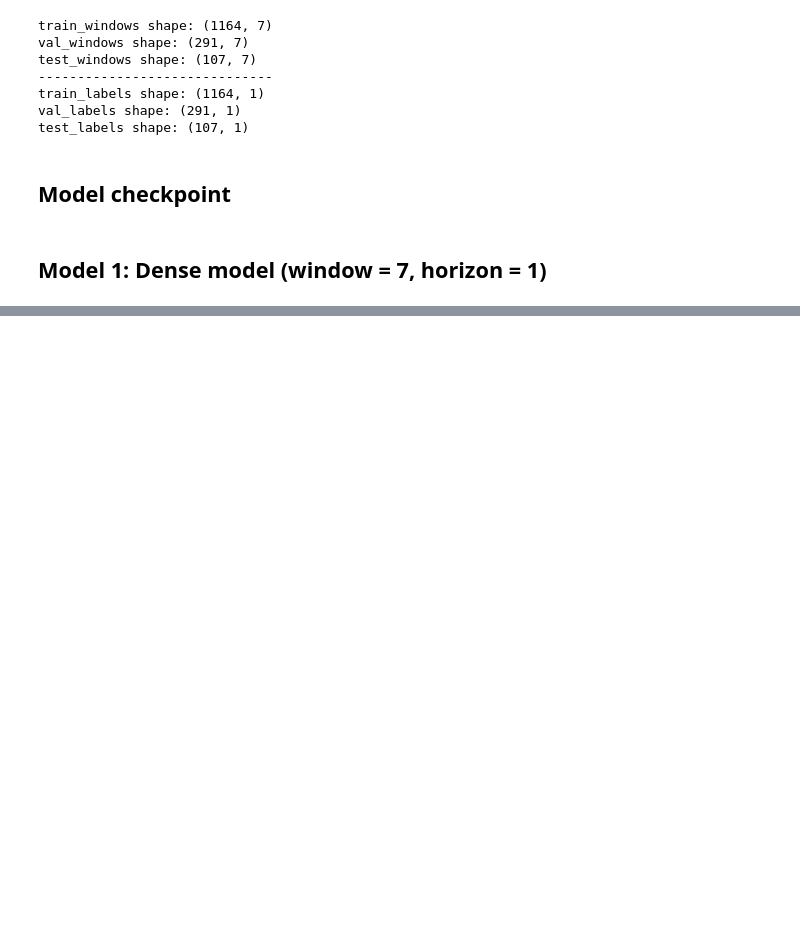
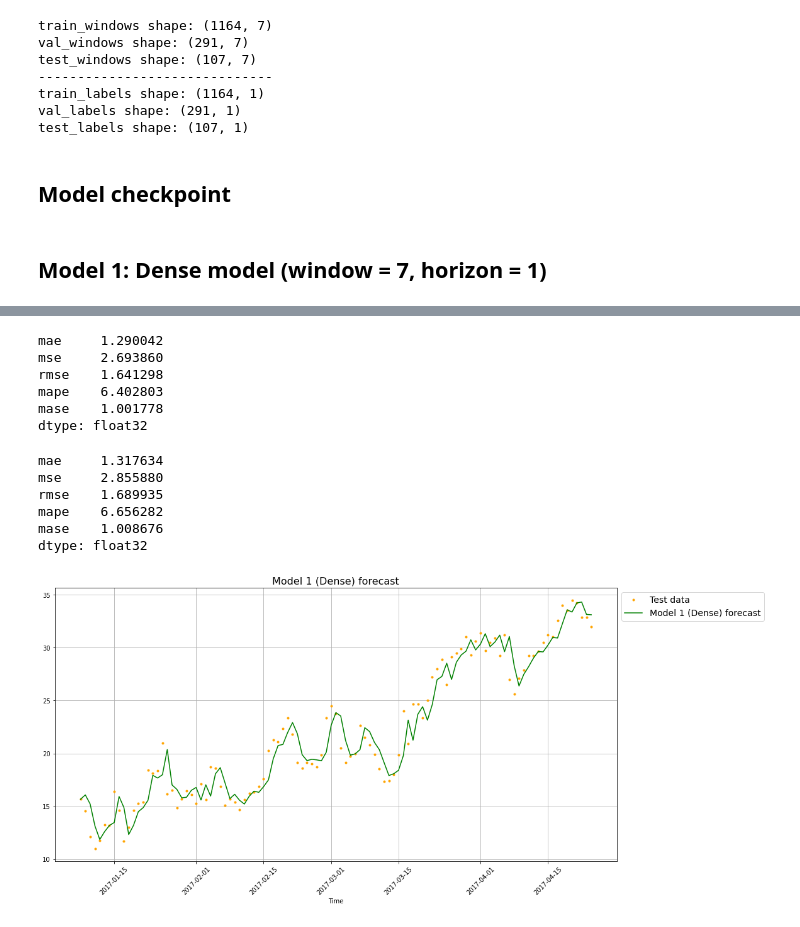
Before and after one commit to alexandre-pinon/voltron, a Jupyter notebook: src/ai/bootstrap.ipynb, the cells around one changed output, grey strips where cells are left out. Drawn from its saved outputs; the diff is of its cells as text; code cells hidden in the pictures; blank space fills up the shorter version.

Commit message:
[ADD] model 1 dense model (windows=7, horizon=1)

```diff
--- a/src/ai/bootstrap.ipynb
+++ b/src/ai/bootstrap.ipynb
@@ -394,0 +493,4 @@ def create_model_checkpoint(model_name, save_path="model_experiments"):
+# %%
+# Load in saved best performing model_1 and evaluate on test data
+model_1 = tf.keras.models.load_model("model_experiments/model_1_dense")
+model_1.evaluate(test_windows, test_labels)
@@ -394,0 +500,18 @@ def create_model_checkpoint(model_name, save_path="model_experiments"):
+# %%
+def make_preds(model, input_data):
+  """
+  Uses model to make predictions on input_data.
+
+  Parameters
+  ----------
+  model: trained model
+  input_data: windowed input data (same kind of data model was trained on)
+
+  Returns model predictions on input_data.
+  """
+  forecast = model.predict(input_data)
+  return tf.squeeze(forecast) # return 1D array of predictions
+# %%
+# Make predictions using model_1 on the test dataset and view the results
+model_1_preds = make_preds(model_1, test_windows)
+len(model_1_preds), model_1_preds[:10]
@@ -394,0 +524,35 @@ def create_model_checkpoint(model_name, save_path="model_experiments"):
+# %%
+# Evaluate preds
+model_1_results = evaluate_preds(y_true=tf.squeeze(test_labels), # reduce to right shape
+                                 y_pred=model_1_preds)
+pd.Series(model_1_results)
+# %% [output]
+mae     1.290042
+mse     2.693860
+rmse    1.641298
+mape    6.402803
+mase    1.001778
+dtype: float32
+# %%
+pd.Series(naive_results)
+# %% [output]
+mae     1.317634
+mse     2.855880
+rmse    1.689935
+mape    6.656282
+mase    1.008676
+dtype: float32
+# %%
+fig, ax = plt.subplots(figsize=(16, 8))
+plot_time_series(ax, X_test[-len(test_windows):], test_labels[:, 0], label="Test data", c='orange')
+plot_time_series(ax,
+                 X_test[-len(test_windows):],
+                 model_1_preds,
+                 title="Model 1 (Dense) forecast",
+                 format="-",
+                 label="Model 1 (Dense) forecast",
+                 c='green')
+
+# fig.savefig('./graphs/model_1_dense_forecast.png', facecolor='white')
+# %% [output]
+[figure, added]
```
Also changed, not shown: parts of 21 cells of this notebook, 6 other files.
